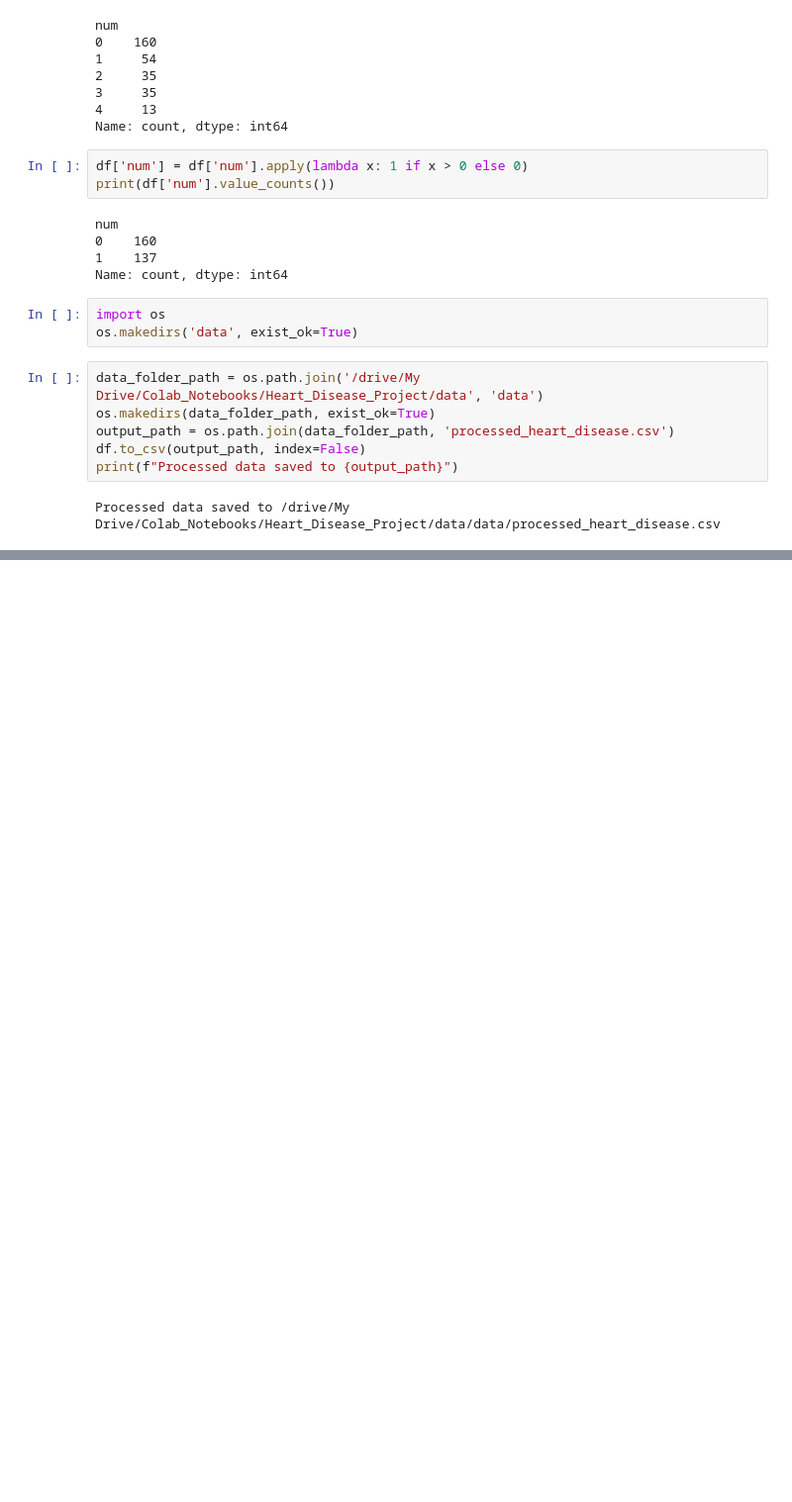
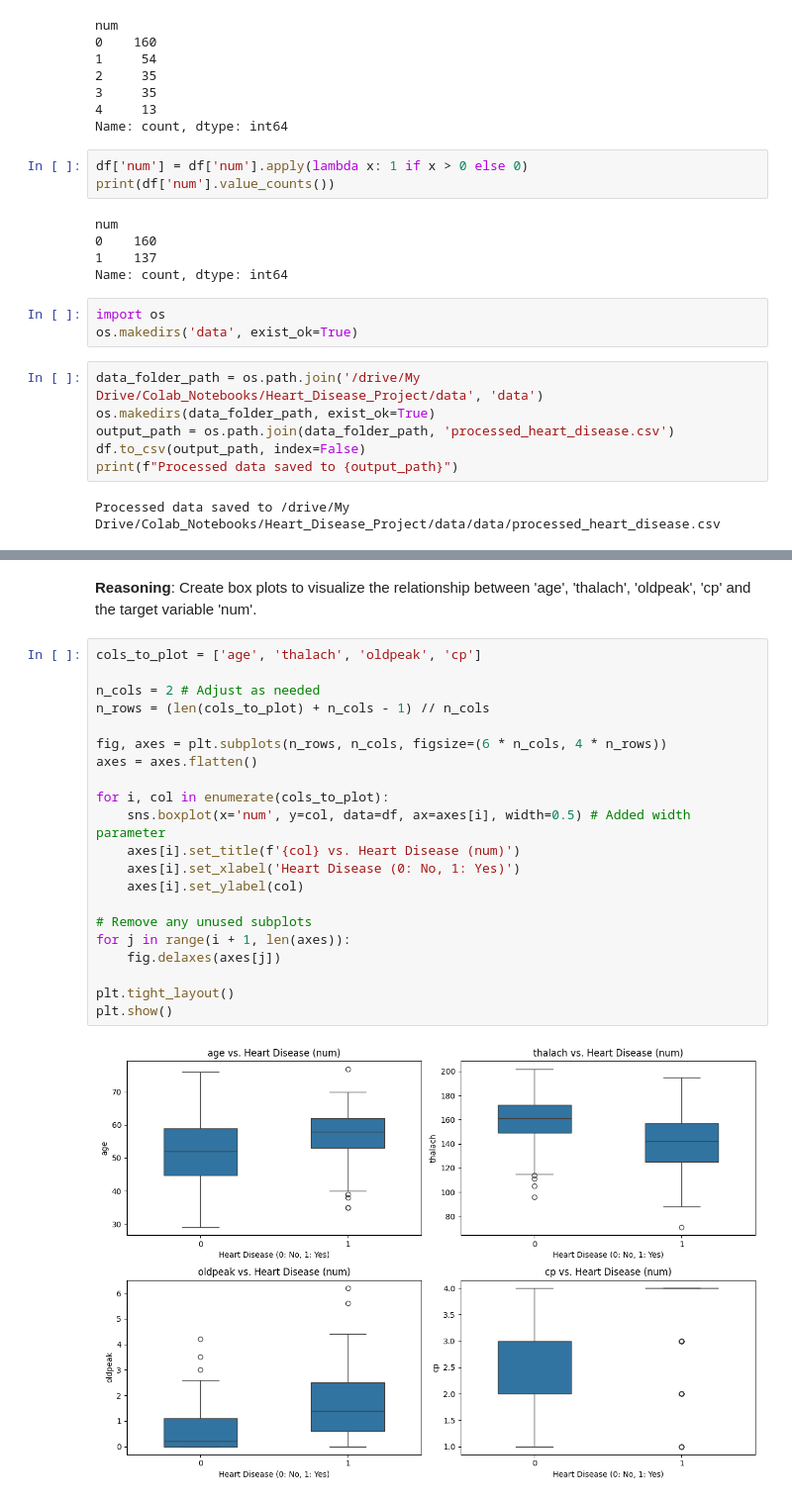
Before and after one commit to Abdelrahman22a/Heart_Disease_Project, a Jupyter notebook: note_books/01_data_preprocessing.ipynb, the cells around one changed output, grey strips where cells are left out. Shown at 99% size. Drawn from its saved outputs; the diff is of its cells as text; blank space fills up the shorter version.

```diff
--- a/note_books/01_data_preprocessing.ipynb
+++ b/note_books/01_data_preprocessing.ipynb
@@ -169,0 +240,26 @@ Processed data saved to /drive/My Drive/Colab_Notebooks/Heart_Disease_Project/da
+# %% [markdown]
+**Reasoning**:
+Create box plots to visualize the relationship between 'age', 'thalach', 'oldpeak', 'cp' and the target variable 'num'.
+# %%
+cols_to_plot = ['age', 'thalach', 'oldpeak', 'cp']
+
+n_cols = 2 # Adjust as needed
+n_rows = (len(cols_to_plot) + n_cols - 1) // n_cols
+
+fig, axes = plt.subplots(n_rows, n_cols, figsize=(6 * n_cols, 4 * n_rows))
+axes = axes.flatten()
+
+for i, col in enumerate(cols_to_plot):
+    sns.boxplot(x='num', y=col, data=df, ax=axes[i], width=0.5) # Added width parameter
+    axes[i].set_title(f'{col} vs. Heart Disease (num)')
+    axes[i].set_xlabel('Heart Disease (0: No, 1: Yes)')
+    axes[i].set_ylabel(col)
+
+# Remove any unused subplots
+for j in range(i + 1, len(axes)):
+    fig.delaxes(axes[j])
+
+plt.tight_layout()
+plt.show()
+# %% [output]
+[figure, added]
```
Also changed, not shown: parts of 10 cells of this notebook.
